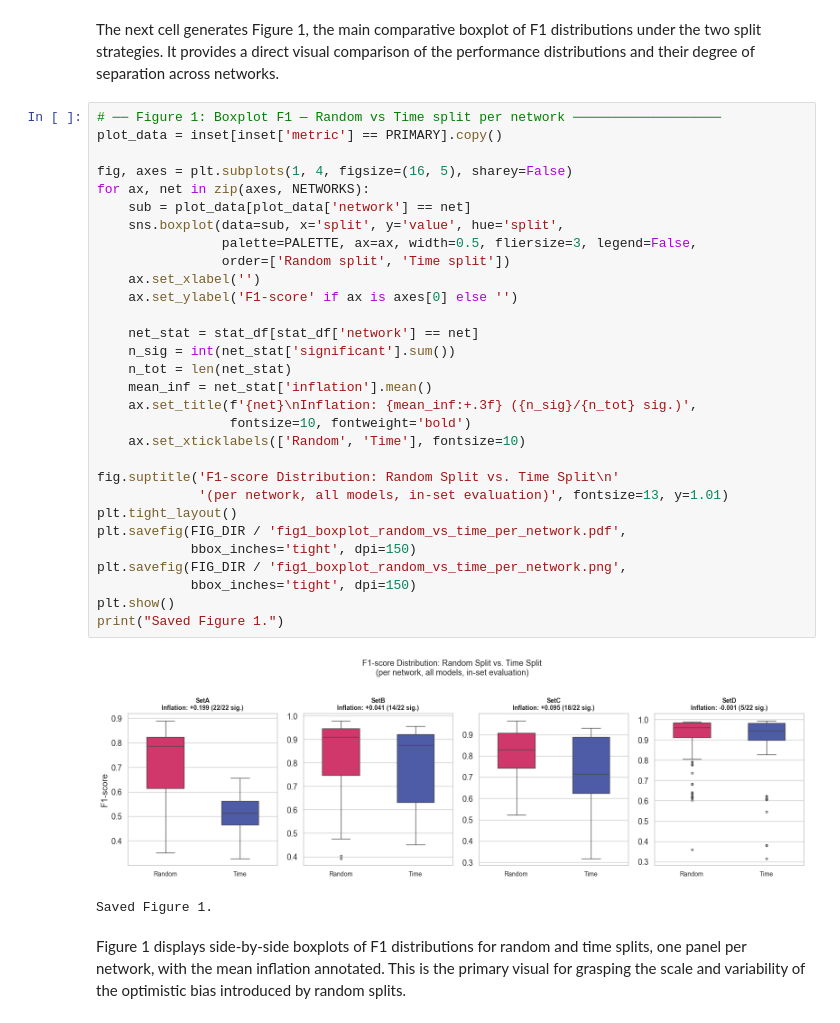
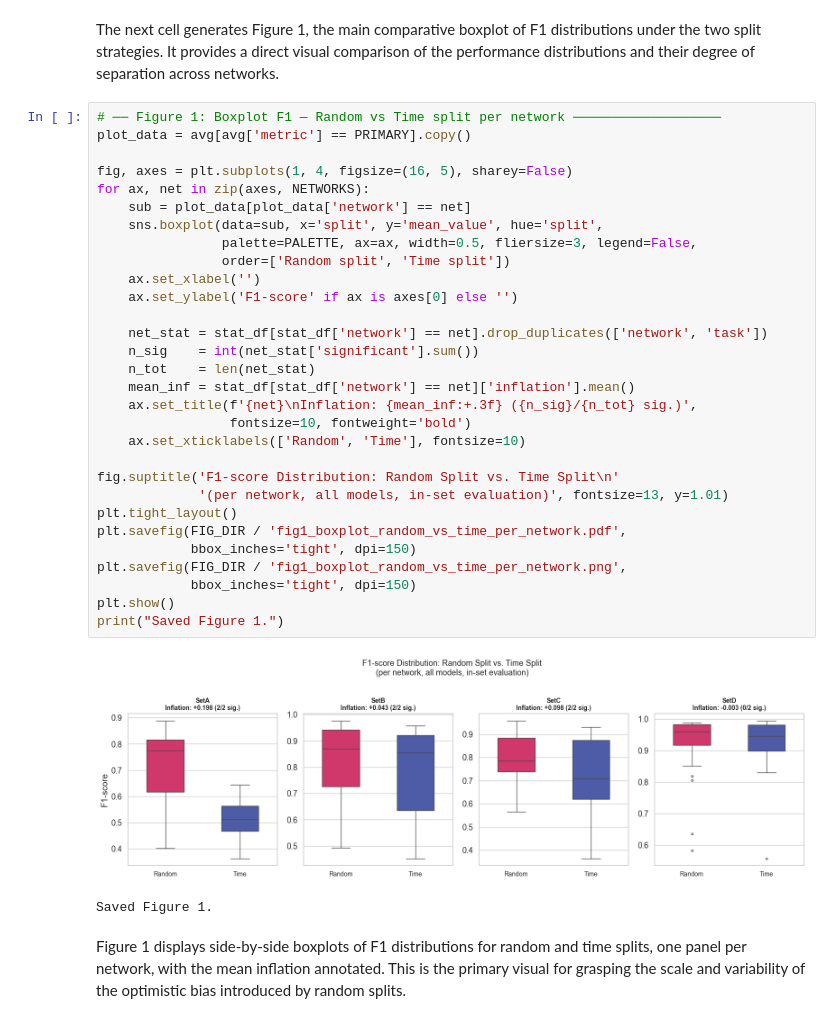
Before and after one commit to koumajos/ddos-results-analysis, a Jupyter notebook: Q2/Q2_analysis.ipynb, the cells around one changed output. Drawn from its saved outputs; the diff is of its cells as text.

```diff
--- a/Q2/Q2_analysis.ipynb
+++ b/Q2/Q2_analysis.ipynb
@@ -362,36 +372,36 @@ Table 4 reports Wilcoxon signed-rank test p-values and Cohen's d effect sizes pe
 The next cell generates Figure 1, the main comparative boxplot of F1 distributions under the two split strategies. It provides a direct visual comparison of the performance distributions and their degree of separation across networks.
 # %%
 # ── Figure 1: Boxplot F1 — Random vs Time split per network ───────────────────
-plot_data = inset[inset['metric'] == PRIMARY].copy()
+plot_data = avg[avg['metric'] == PRIMARY].copy()
 
 fig, axes = plt.subplots(1, 4, figsize=(16, 5), sharey=False)
 for ax, net in zip(axes, NETWORKS):
     sub = plot_data[plot_data['network'] == net]
-    sns.boxplot(data=sub, x='split', y='value', hue='split',
+    sns.boxplot(data=sub, x='split', y='mean_value', hue='split',
                 palette=PALETTE, ax=ax, width=0.5, fliersize=3, legend=False,
                 order=['Random split', 'Time split'])
     ax.set_xlabel('')
     ax.set_ylabel('F1-score' if ax is axes[0] else '')
 
-    net_stat = stat_df[stat_df['network'] == net]
-    n_sig = int(net_stat['significant'].sum())
-    n_tot = len(net_stat)
-    mean_inf = net_stat['inflation'].mean()
+    net_stat = stat_df[stat_df['network'] == net].drop_duplicates(['network', 'task'])
+    n_sig    = int(net_stat['significant'].sum())
+    n_tot    = len(net_stat)
+    mean_inf = stat_df[stat_df['network'] == net]['inflation'].mean()
     ax.set_title(f'{net}\nInflation: {mean_inf:+.3f} ({n_sig}/{n_tot} sig.)',
                  fontsize=10, fontweight='bold')
     ax.set_xticklabels(['Random', 'Time'], fontsize=10)
 
 fig.suptitle('F1-score Distribution: Random Split vs. Time Split\n'
              '(per network, all models, in-set evaluation)', fontsize=13, y=1.01)
 plt.tight_layout()
 plt.savefig(FIG_DIR / 'fig1_boxplot_random_vs_time_per_network.pdf',
             bbox_inches='tight', dpi=150)
 plt.savefig(FIG_DIR / 'fig1_boxplot_random_vs_time_per_network.png',
             bbox_inches='tight', dpi=150)
 plt.show()
 print("Saved Figure 1.")
 # %% [output]
-[figure, old version]
+[figure, new version]
 Saved Figure 1.
 # %% [markdown]
 Figure 1 displays side-by-side boxplots of F1 distributions for random and time splits, one panel per network, with the mean inflation annotated. This is the primary visual for grasping the scale and variability of the optimistic bias introduced by random splits.
```
Also changed, not shown: parts of 15 cells of this notebook, 29 other files.
